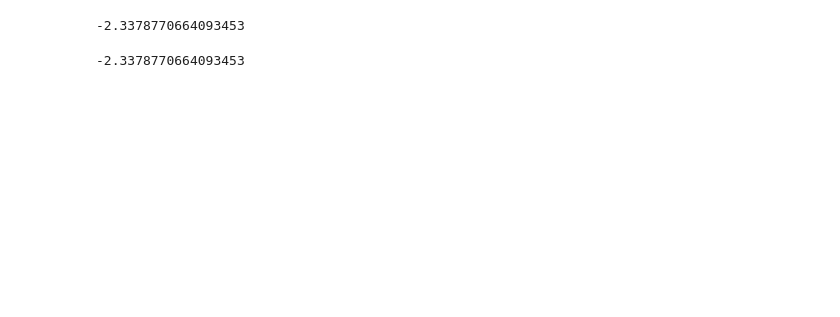
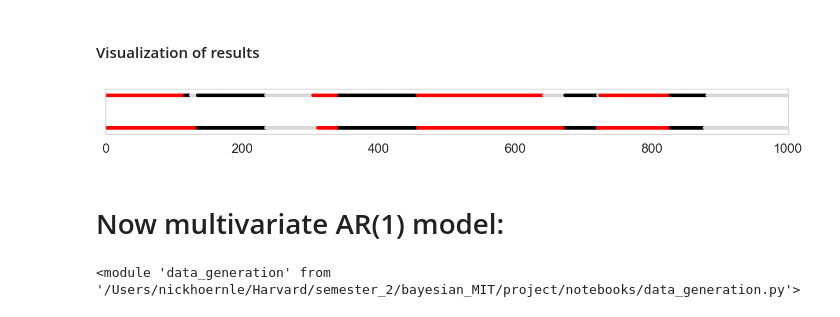
Before and after one commit to NickHoernle/mit-bayesian-inference, a Jupyter notebook: project/notebooks/auto-regressive-hdm-hmm.ipynb, the cells around one changed output. Cells and saved outputs as stored; diff of their text form; code cells hidden in the pictures; blank space fills up the shorter version.

Commit message:
models HDP-HMM, AR(1) and AR(2) are working and implemented in summary notebook

```diff
--- a/project/notebooks/auto-regressive-hdm-hmm.ipynb
+++ b/project/notebooks/auto-regressive-hdm-hmm.ipynb
@@ -110,15 +130,0 @@ params['priors'] = {
-# %%
-num_iter = 40
-z = np.zeros_like(ys)
-hamming_dists = []
-assignments = np.zeros(shape=(len(z), num_iter))
-
-for i in range(num_iter):
-    start = time.time()
-    params, res = hdp.sticky_HDP_AR(ys, params, priors=[1*np.eye(1), 10])
-    seq2_updated, sorted_thetas, hamming_val = hdp_eval.get_hamming_distance(seq1=chains, seq2=res[1:])
-    hamming_dists.append(hamming_val)
-    z = res
-    assignments[:,i] = np.array(z, dtype=np.int16)
-    if i % 10 == 0:
-        print("Iteration: %i, time: %0.2f, hamming_dist: %0.3f"%(i, time.time() - start, hamming_val))
@@ -394,12 +143,0 @@ Sigma = np.mean([t['Sigma'] for t in thetas[75:]], axis=0)
-# %%
-pred_y = [np.array([1,0,0])]
-for i in range(len(Ys)):
-    if i > 0:
-        if res[i] != res[i-1]:
-            pred_y[-1] = Ys[i]
-    pred_y.append(params['theta'][res[i]]['A'].dot(pred_y[-1]))
-#     pred_y.append(pred_y[-1].dot(theta['A']))
-#     pred_y.append(pred_y[-1].dot(thetas[-1]['A']))
-
-plt.plot(pred_y)
-plt.plot(Ys)
@@ -411,10 +143,0 @@ plt.plot(Ys)
-# %%
-np.kron()
-np.vectorize()
-# %% [output]
--2.3378770664093453
-# %%
-stats.multivariate_normal([0,0],np.eye(2)allow_singular=True).logpdf([0,1])
-stats.multivariate_normal()
-# %% [output]
--2.3378770664093453
@@ -422,0 +144,28 @@ stats.matrix_normal()
+# %% [markdown]
+#### Visualization of results
+# %%
+c=['black','#d8d8d8', 'r', 'g', 'b', 'y', '#42e5f4', '#42e5f4', '#f47a41', 'blue',
+  '#597757', '#576977', '#635777', '#635777', '#0FF000']
+
+res = np.median(assignments[:,assignments.shape[1]*3//4:], axis=1).astype(np.int16)
+seq2_updated, sorted_thetas, hamming_val = hdp_eval.get_hamming_distance(seq1=chains, seq2=res)
+
+plt.figure(figsize=(15,1))
+plt.scatter(np.linspace(0,len(z),num=len(z)), 1.5*np.ones_like(z), c=[c[i] for i in seq2_updated], lw=0)
+plt.xlim([0,len(z)])
+plt.scatter(np.linspace(0,len(z),num=len(z)), 2*np.ones_like(z), c=[c[i] for i in chains], lw=0)
+plt.xlim([0,len(z)])
+
+plt.yticks([])
+plt.grid(False)
+# %% [output]
+[figure, added]
+# %% [markdown]
+<a id=3></a>
+# Now multivariate AR(1) model:
+# %%
+imp.reload(hdp)
+imp.reload(hdp_eval)
+imp.reload(gen)
+# %% [output]
+<module 'data_generation' from '/Users/nickhoernle/Harvard/semester_2/bayesian_MIT/project/notebooks/data_generation.py'>
```
Also changed, not shown: parts of 48 cells of this notebook, 1 other file.
